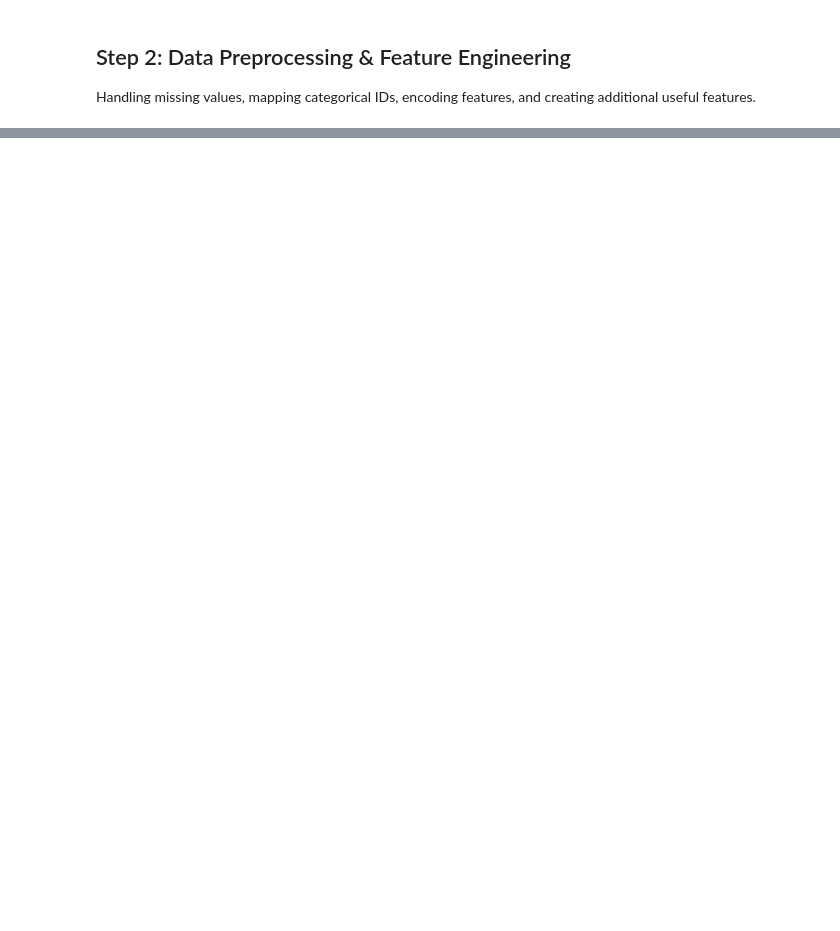
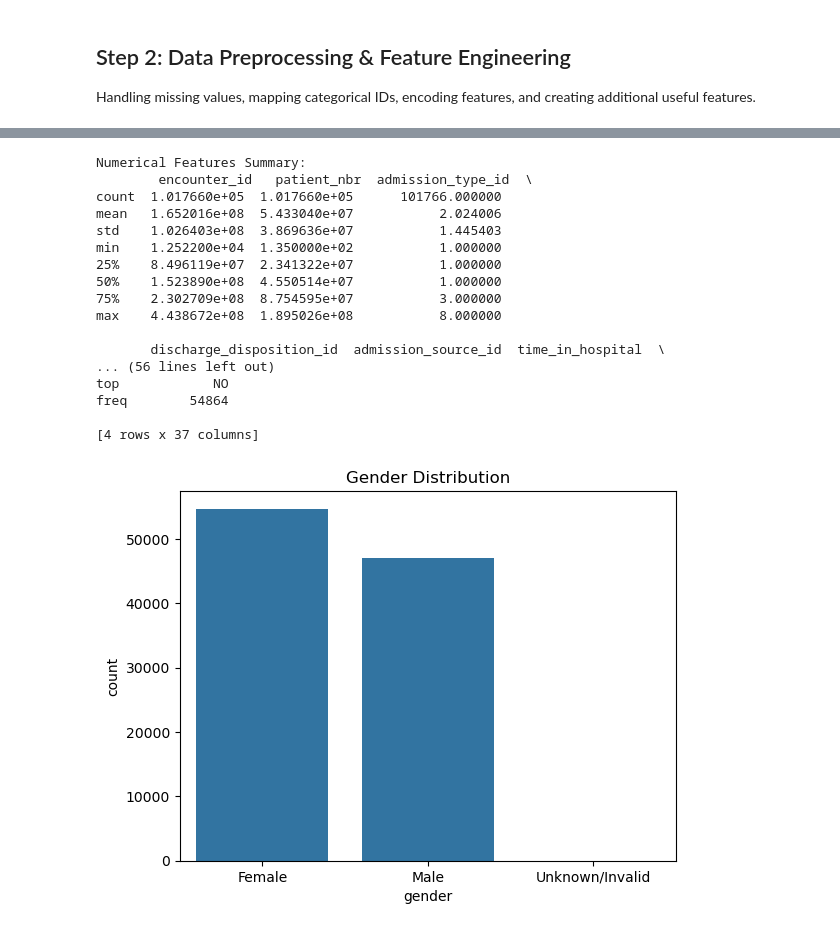
Before and after one commit to Securella/ml-project, a Jupyter notebook: project-diabetes-notebook.ipynb, the cells around one changed output, grey strips where cells are left out. Drawn from its saved outputs; the diff is of its cells as text; code cells hidden in the pictures; blank space fills up the shorter version.

```diff
--- a/project-diabetes-notebook.ipynb
+++ b/project-diabetes-notebook.ipynb
@@ -109,0 +167,63 @@ Handling missing values, mapping categorical IDs, encoding features, and creatin
+# %%
+# Summarizing numerical features only
+print("Numerical Features Summary:\n", diabetic_data.describe())
+
+# Summarizing categorical features, using include='object' for object (categorical) columns
+print("Categorical Features Summary:\n", diabetic_data.describe(include='object'))
+
+sns.countplot(data=diabetic_data, x='gender')
+plt.title("Gender Distribution")
+plt.show()
+
+sns.countplot(data=diabetic_data, x='admission_type_id')
+plt.title("Admission Type Distribution")
+plt.show()
+
+sns.countplot(data=diabetic_data, x='discharge_disposition_id')
+plt.title("Discharge Disposition Distribution")
+plt.show()
+
+
+diabetic_data['time_in_hospital'].hist(bins=10)
+plt.title("Time in Hospital Distribution")
+plt.xlabel("Days")
+plt.ylabel("Frequency")
+plt.show()
+
+diabetic_data['num_lab_procedures'].hist(bins=10)
+plt.title("Number of Lab Procedures Distribution")
+plt.xlabel("Procedures")
+plt.ylabel("Frequency")
+plt.show()
+
+
+# Selecting only numeric columns for the correlation matrix
+numeric_data = diabetic_data.select_dtypes(include=[np.number])
+
+# Generating the correlation matrix for numeric columns only
+correlation_matrix = numeric_data.corr()
+
+# Plotting the heatmap
+plt.figure(figsize=(12, 10))
+sns.heatmap(correlation_matrix, annot=True, fmt=".2f", cmap="coolwarm")
+plt.title("Correlation Matrix Heatmap")
+plt.show()
+# %% [output]
+Numerical Features Summary:
+        encounter_id   patient_nbr  admission_type_id  \
+count  1.017660e+05  1.017660e+05      101766.000000
+mean   1.652016e+08  5.433040e+07           2.024006
+std    1.026403e+08  3.869636e+07           1.445403
+min    1.252200e+04  1.350000e+02           1.000000
+25%    8.496119e+07  2.341322e+07           1.000000
+50%    1.523890e+08  4.550514e+07           1.000000
+75%    2.302709e+08  8.754595e+07           3.000000
+max    4.438672e+08  1.895026e+08           8.000000
+
+       discharge_disposition_id  admission_source_id  time_in_hospital  \
+... (56 lines left out)
+top            NO
+freq        54864
+
+[4 rows x 37 columns]
+[figure, added]
```
Also changed, not shown: parts of 48 cells of this notebook, 1 other file.
